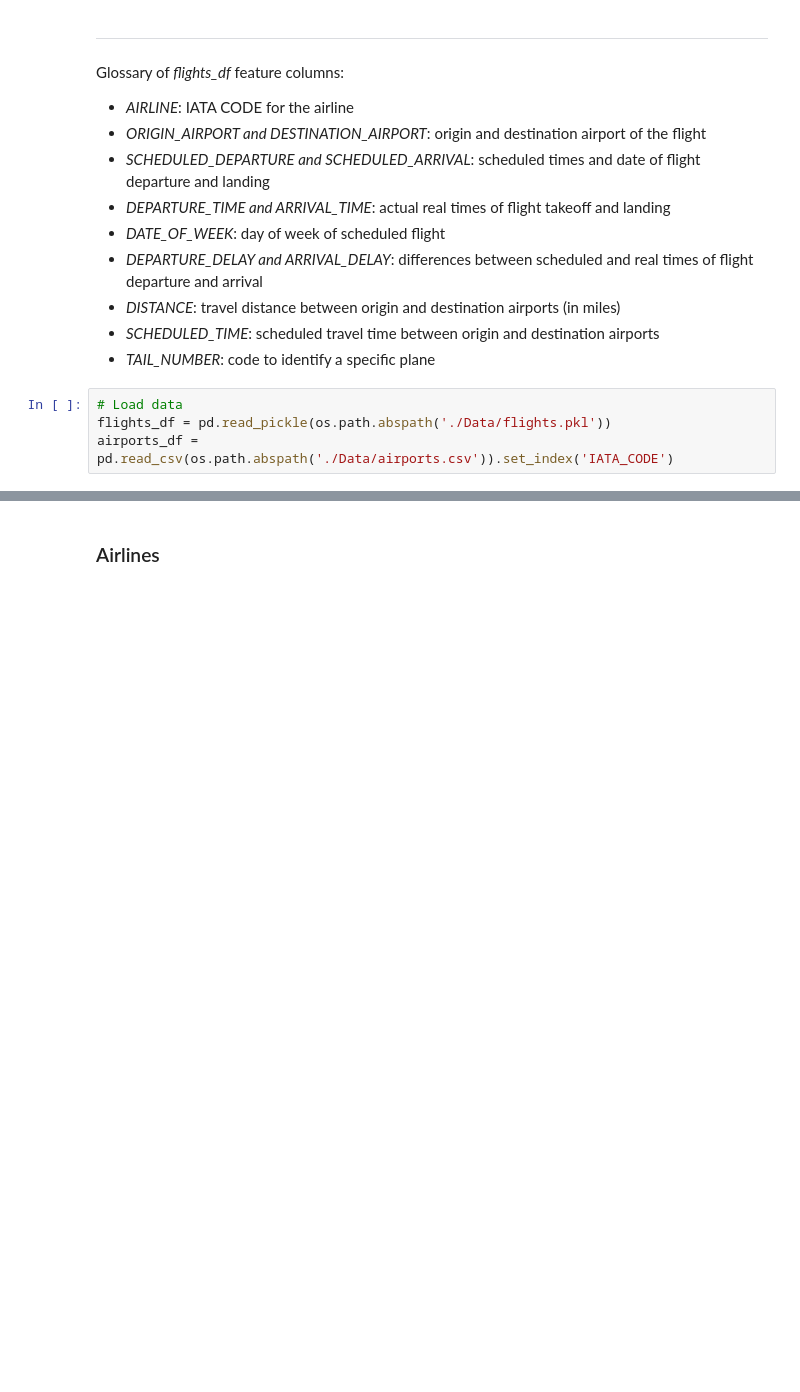
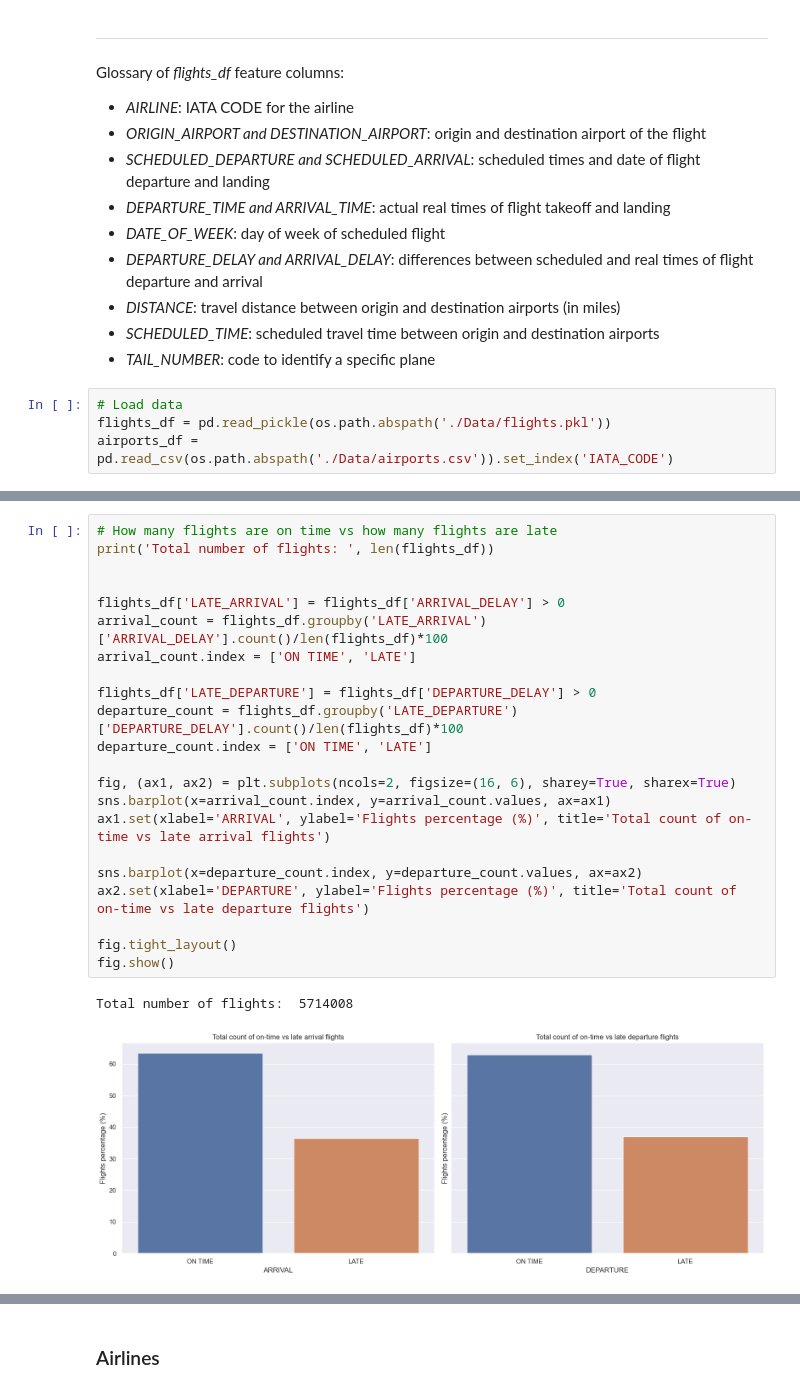
Before and after one commit to cezaryjanuszek/FlightDelays_prediction, a Jupyter notebook: Exploratory_Data_Analysis.ipynb, the cells around one changed output, grey strips where cells are left out. Drawn from its saved outputs; the diff is of its cells as text; blank space fills up the shorter version.

```diff
--- a/Exploratory_Data_Analysis.ipynb
+++ b/Exploratory_Data_Analysis.ipynb
@@ -75,0 +59,25 @@ airports_df
+# %%
+# How many flights are on time vs how many flights are late
+print('Total number of flights: ', len(flights_df))
+
+
+flights_df['LATE_ARRIVAL'] = flights_df['ARRIVAL_DELAY'] > 0
+arrival_count = flights_df.groupby('LATE_ARRIVAL')['ARRIVAL_DELAY'].count()/len(flights_df)*100
+arrival_count.index = ['ON TIME', 'LATE']
+
+flights_df['LATE_DEPARTURE'] = flights_df['DEPARTURE_DELAY'] > 0
+departure_count = flights_df.groupby('LATE_DEPARTURE')['DEPARTURE_DELAY'].count()/len(flights_df)*100
+departure_count.index = ['ON TIME', 'LATE']
+
+fig, (ax1, ax2) = plt.subplots(ncols=2, figsize=(16, 6), sharey=True, sharex=True)
+sns.barplot(x=arrival_count.index, y=arrival_count.values, ax=ax1)
+ax1.set(xlabel='ARRIVAL', ylabel='Flights percentage (%)', title='Total count of on-time vs late arrival flights')
+
+sns.barplot(x=departure_count.index, y=departure_count.values, ax=ax2)
+ax2.set(xlabel='DEPARTURE', ylabel='Flights percentage (%)', title='Total count of on-time vs late departure flights')
+
+fig.tight_layout()
+fig.show()
+# %% [output]
+Total number of flights:  5714008
+[figure, added]
```
Also changed, not shown: parts of 6 cells of this notebook, 6 other files.
